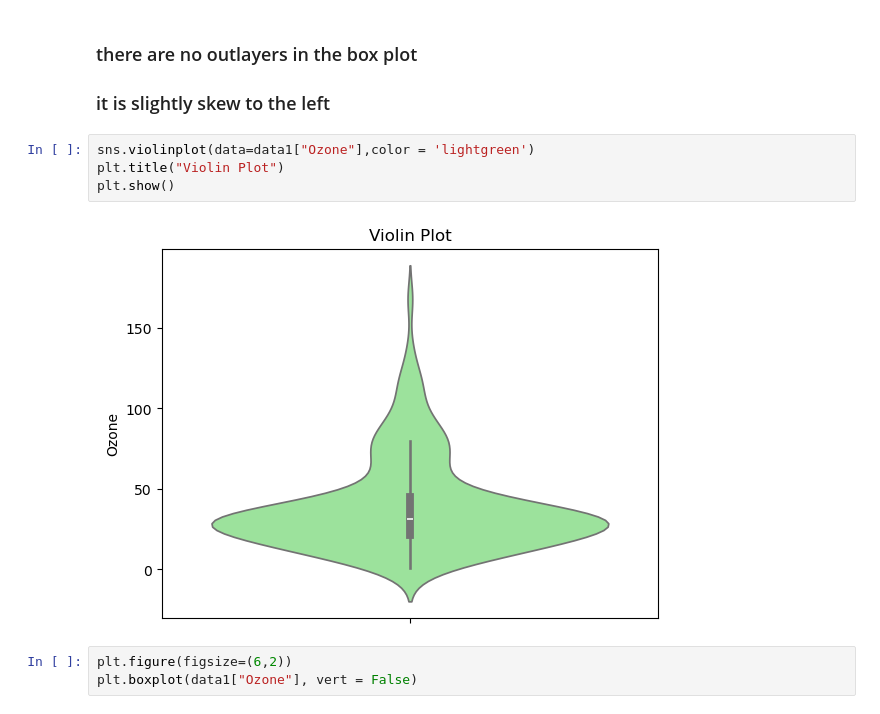
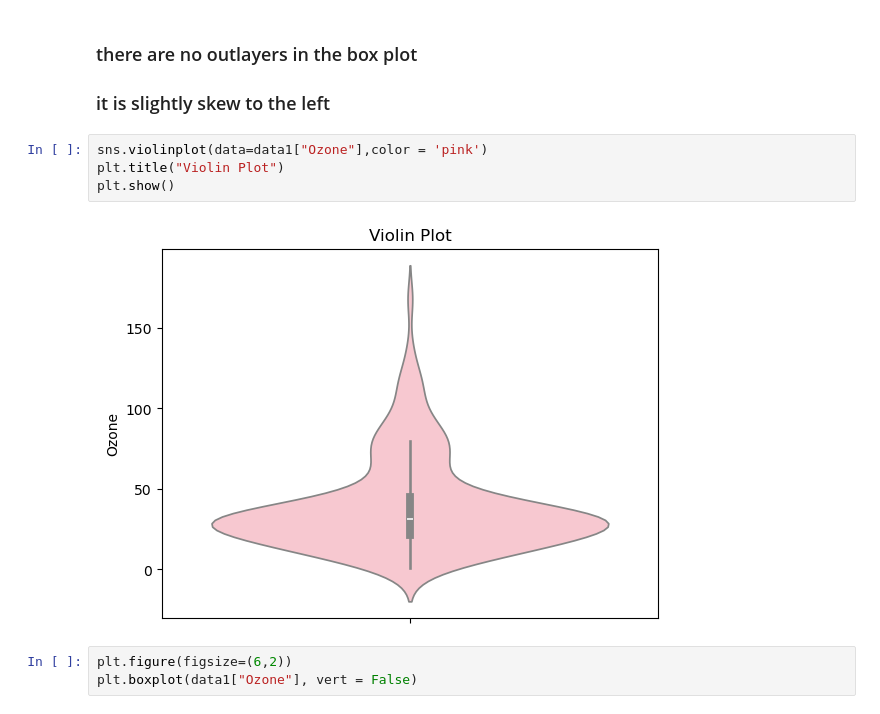
Before and after one commit to nishanthreddycheela/pandas-1, a Jupyter notebook: EDA1 (3).ipynb, the cells around one changed output. Saved outputs shown, nothing was run; the diff lists cells and outputs as text.

```diff
--- a/EDA1 (3).ipynb
+++ b/EDA1 (3).ipynb
@@ -327,11 +327,11 @@ plt.show()
 ### there are no outlayers in the box plot
 ### it is  slightly skew to the left
 # %%
-sns.violinplot(data=data1["Ozone"],color = 'lightgreen')
+sns.violinplot(data=data1["Ozone"],color = 'pink')
 plt.title("Violin Plot")
 plt.show()
 # %% [output]
-[figure, old version]
+[figure, new version]
 # %%
 plt.figure(figsize=(6,2))
 plt.boxplot(data1["Ozone"], vert = False)
```
Also changed, not shown: parts of 11 cells of this notebook.
